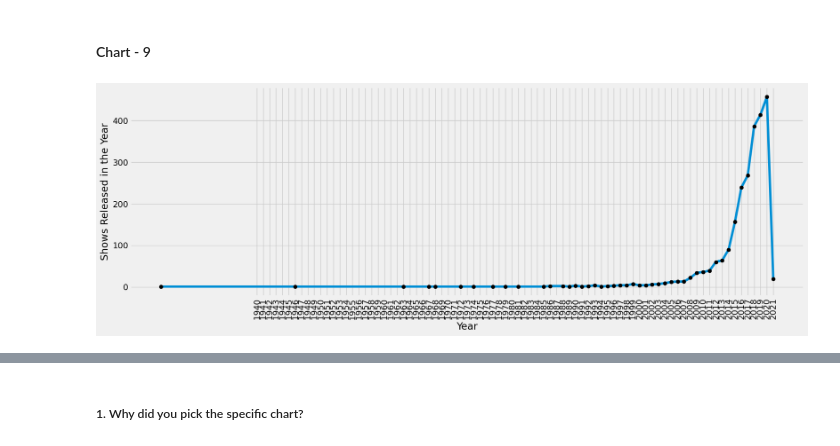
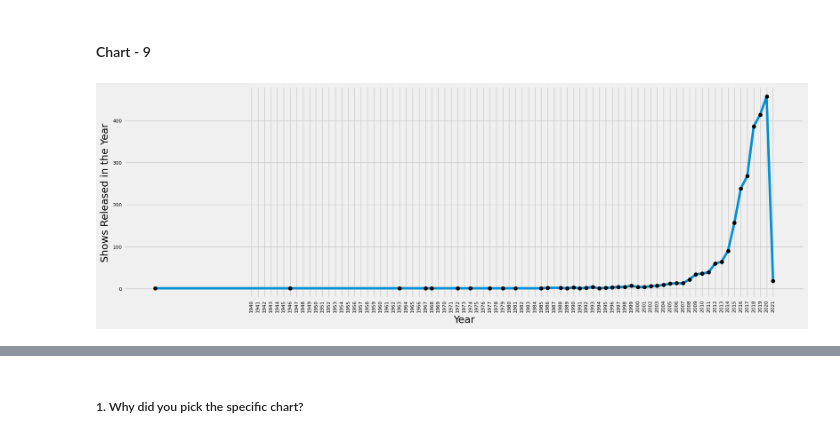
Before and after one commit to amol004/NETFLIX-MOVIES-AND-TV-SHOWS-CLUSTERING, a Jupyter notebook: NETFLIX_MOVIES_AND_TV_SHOWS_CLUSTERING.ipynb, the cells around one changed output, grey strips where cells are left out. Drawn from its saved outputs; the diff is of its cells as text; code cells hidden in the pictures.

```diff
--- a/NETFLIX_MOVIES_AND_TV_SHOWS_CLUSTERING.ipynb
+++ b/NETFLIX_MOVIES_AND_TV_SHOWS_CLUSTERING.ipynb
@@ -600,11 +601,12 @@ Answer Here
 # %%
 # Chart - 9 visualization code
 df_year_2=tv_shows.groupby(['release_year']).agg({"title":"nunique"}).reset_index()
 plt.figure(figsize=(18, 6))
 sns.lineplot(data=df_year_2, x='release_year', y='title',marker='o',mec = 'black',mfc = 'black')
+plt.tick_params(labelsize=8)
 plt.ylabel("Shows Released in the Year")
 plt.xlabel("Year")
 plt.xticks(np.arange(1940, max(tv_shows['release_year'])+1, 1.0), rotation = 90)
 plt.show()
 # %% [output]
-[figure, old version]
+[figure, new version]
```
Also changed, not shown: parts of 14 cells of this notebook.
